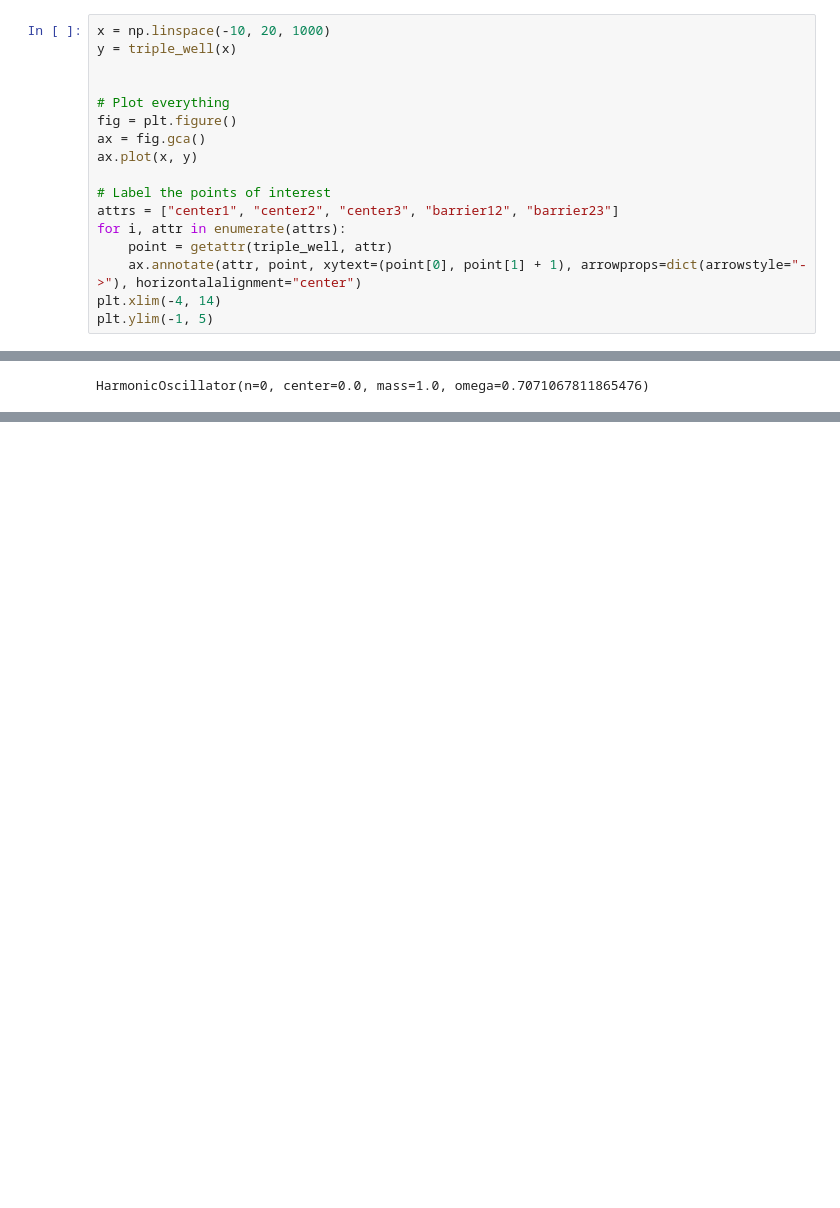
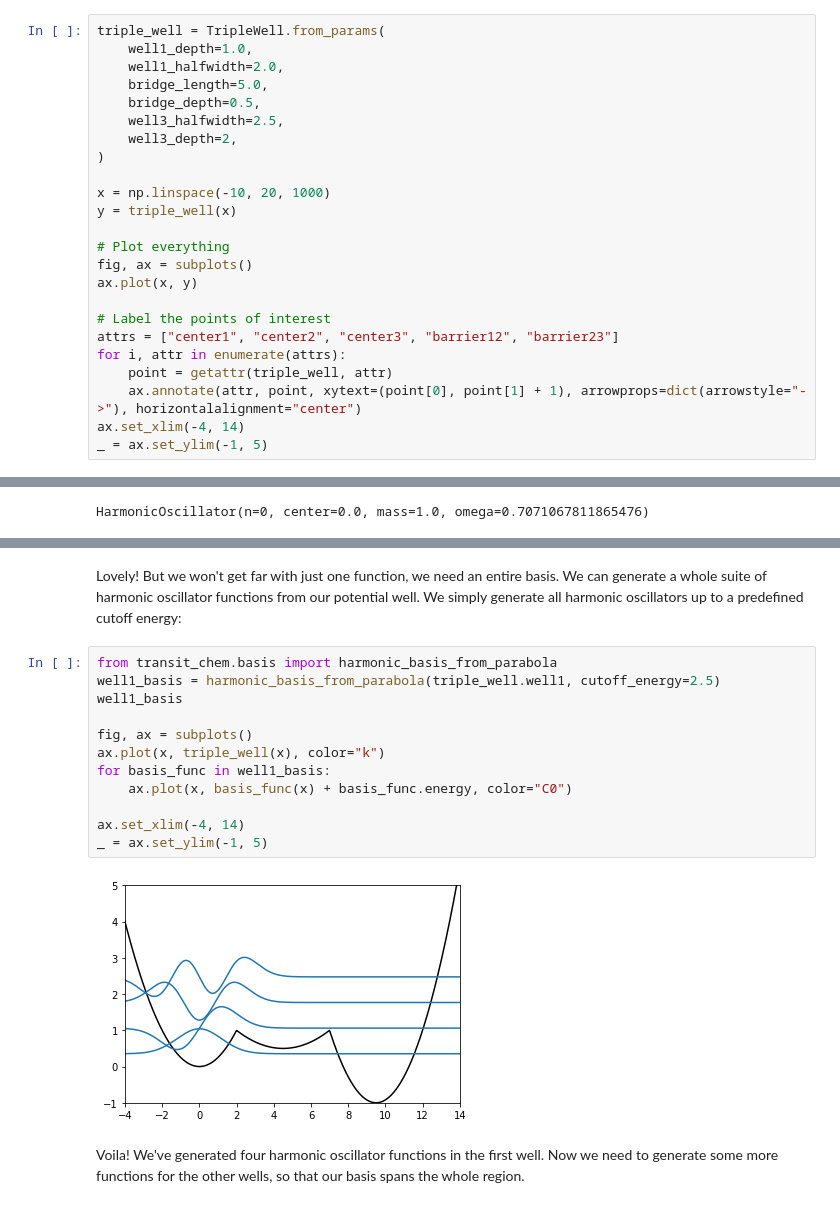
Before and after one commit to ecurtin2/quantized, a Jupyter notebook: docs/tutorials/triple_well.ipynb, the cells around one changed output, grey strips where cells are left out. Drawn from its saved outputs; the diff is of its cells as text; blank space fills up the shorter version.

```diff
--- a/docs/tutorials/triple_well.ipynb
+++ b/docs/tutorials/triple_well.ipynb
@@ -20,11 +19,18 @@ TripleWellPotential(center1=(0, 0), barrier12=(2.0, 1.0), center2=(4.5, 0.5), ba
 # %%
+triple_well = TripleWell.from_params(
+    well1_depth=1.0,
+    well1_halfwidth=2.0,
+    bridge_length=5.0,
+    bridge_depth=0.5,
+    well3_halfwidth=2.5,
+    well3_depth=2,
+)
+
 x = np.linspace(-10, 20, 1000)
 y = triple_well(x)
 
-
 # Plot everything
-fig = plt.figure()
-ax = fig.gca()
+fig, ax = subplots()
 ax.plot(x, y)
 
 # Label the points of interest
@@ -32,6 +38,6 @@ attrs = ["center1", "center2", "center3", "barrier12", "barrier23"]
 for i, attr in enumerate(attrs):
     point = getattr(triple_well, attr)
     ax.annotate(attr, point, xytext=(point[0], point[1] + 1), arrowprops=dict(arrowstyle="->"), horizontalalignment="center")
-plt.xlim(-4, 14)
-plt.ylim(-1, 5)
+ax.set_xlim(-4, 14)
+_ = ax.set_ylim(-1, 5)
 # %% [output]
@@ -58 +90,23 @@ plt.ylim(-1, 5)
 [figure]
+# %% [markdown]
+Lovely! But we won't get far with just one function, we need an entire basis. We
+can generate a whole suite of harmonic oscillator functions from our potential
+well. We simply generate all harmonic oscillators up to a predefined cutoff energy:
+# %%
+from transit_chem.basis import harmonic_basis_from_parabola
+well1_basis = harmonic_basis_from_parabola(triple_well.well1, cutoff_energy=2.5)
+well1_basis
+
+fig, ax = subplots()
+ax.plot(x, triple_well(x), color="k")
+for basis_func in well1_basis:
+    ax.plot(x, basis_func(x) + basis_func.energy, color="C0")
+
+ax.set_xlim(-4, 14)
+_ = ax.set_ylim(-1, 5)
+# %% [output]
+[figure, added]
+# %% [markdown]
+Voila! We've generated four harmonic oscillator functions in the first well.
+Now we need to generate some more functions for the other wells, so that
+our basis spans the whole region.
```
Also changed, not shown: parts of 18 cells of this notebook, 11 other files.
